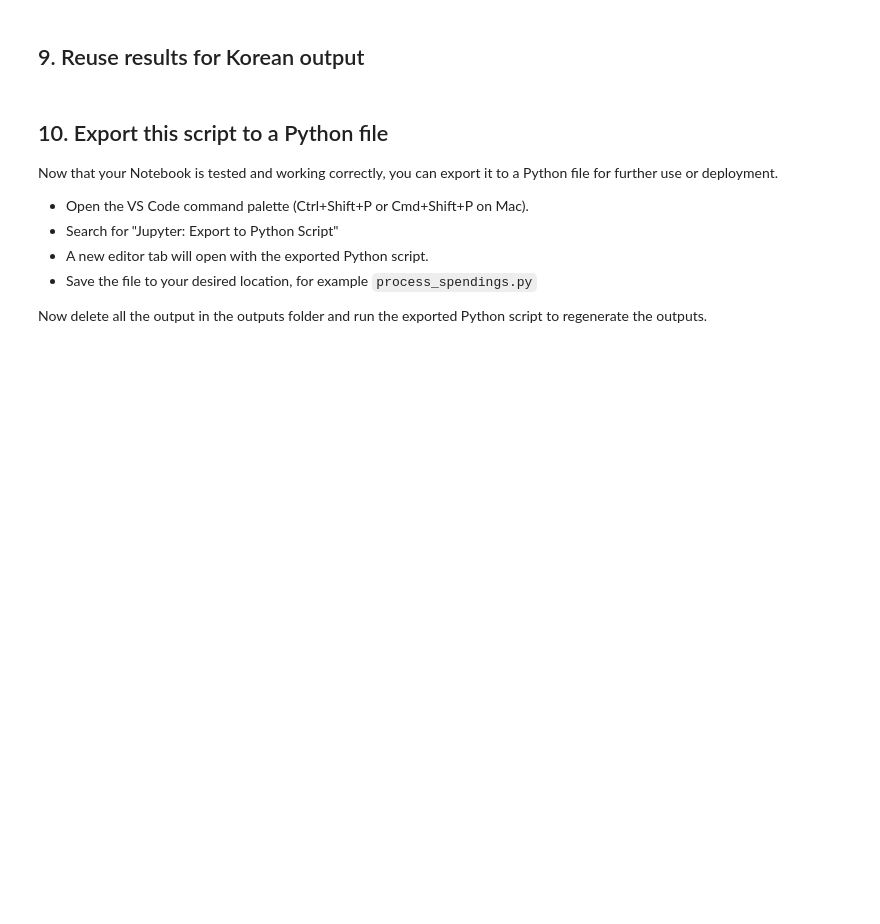
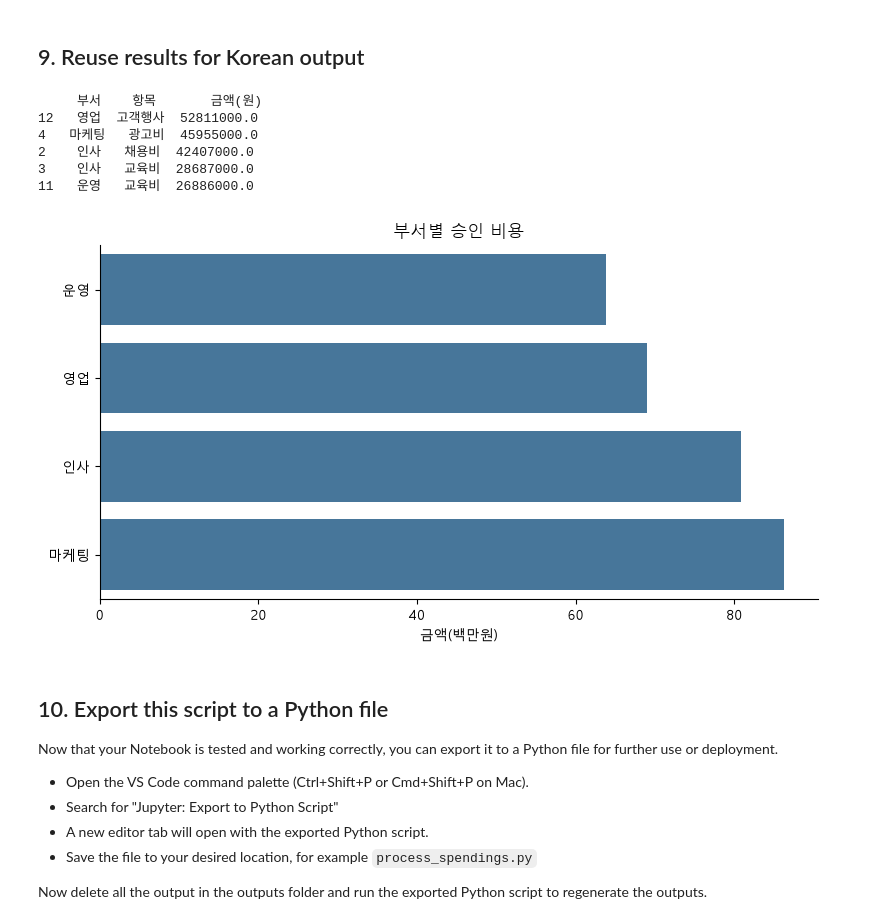
Before and after one commit to gmseong/BAM5103, a Jupyter notebook: session4_exercise.ipynb, the cells around one changed output. Cells and saved outputs as stored; diff of their text form; code cells hidden in the pictures; blank space fills up the shorter version.

```diff
--- a/session4_exercise.ipynb
+++ b/session4_exercise.ipynb
@@ -493,7 +493,7 @@ Create two summaries:
 - One summary of spendings grouped by department and category, sorted by total amount spent
 # %%
 ## Create a copy of the dataframe with only approved transactions
-approved = transformed_df[transformed_df["approval_status"] == True].copy()
+approved = transformed_df[transformed_df['approval_status'] == "Approved"].copy()
 
 monthly_summary = (
     approved.groupby("month", as_index=False)["amount_krw"]
@@ -567,21 +582,30 @@ department_summary_kr = department_summary_kr.rename(columns={
 })
 
 print(department_summary_kr.head())
+# %% [output]
+     부서    항목       금액(원)
+12   영업  고객행사  52811000.0
+4   마케팅   광고비  45955000.0
+2    인사   채용비  42407000.0
+3    인사   교육비  28687000.0
+11   운영   교육비  26886000.0
 # %%
 department_totals_kr = department_totals.copy()
 department_totals_kr["department"] = department_totals_kr["department"].replace(DEPARTMENT_KR)
 
-plt.rc('font', family=['Malgun Gothic', 'AppleGothic', 'NanumGothic', 'sans-serif'])
+plt.rc('font', family=['Malgun Gothic'])
 
 
 fig, ax = plt.subplots(figsize=(8, 4.5))
 sns.barplot(data=department_totals_kr, x="amount_krw", y="department", color="#3978A8", ax=ax)
 ax.set(title="부서별 승인 비용", xlabel="금액(백만원)", ylabel="")
 ax.xaxis.set_major_formatter(FuncFormatter(lambda value, _: f"{value / 1_000_000:.0f}"))
 sns.despine()
 fig.tight_layout()
 fig.savefig("outputs/department_spend_kr.png", dpi=180, bbox_inches="tight")
 plt.show()
+# %% [output]
+[figure, added]
 # %%
 ## Save the cleaned and transformed expenses to one Excel
 transformed_df.to_excel(output_dir / "clean_expenses.xlsx", index=False)
```
Also changed, not shown: parts of 3 cells of this notebook, 7 other files.
